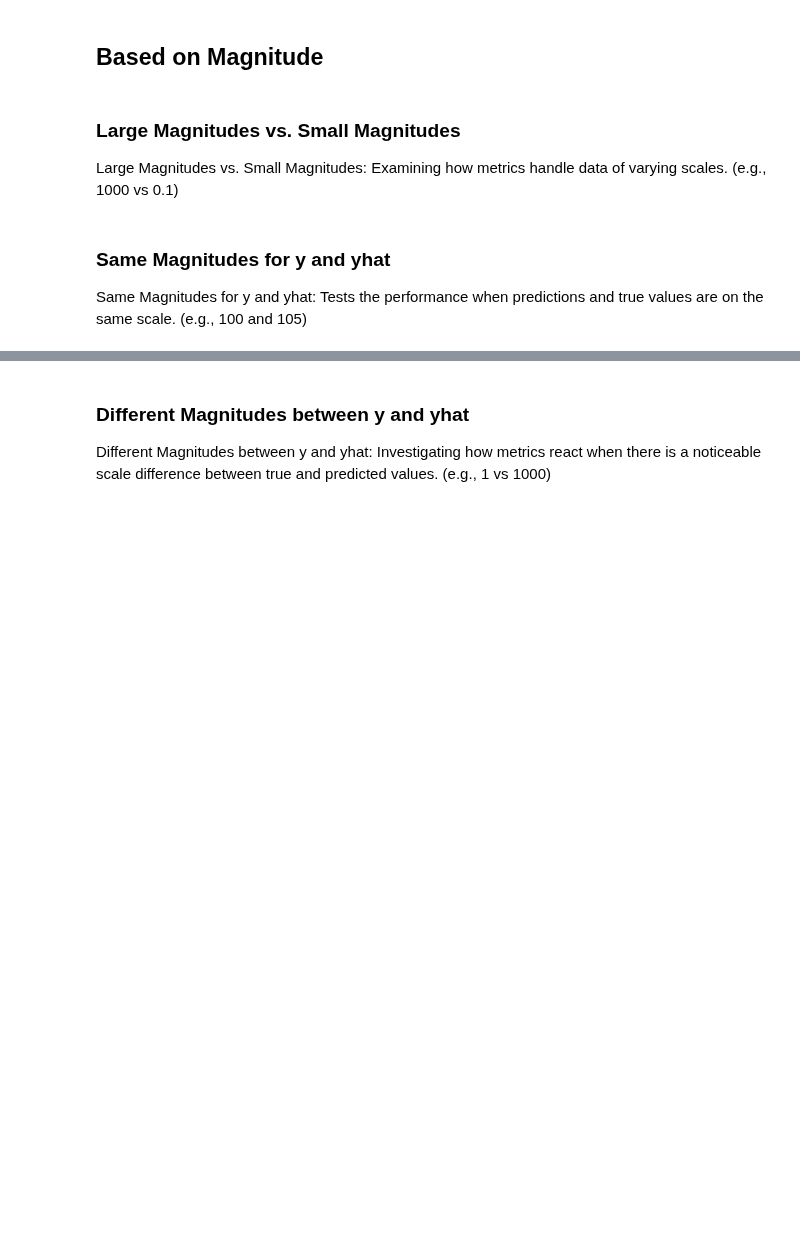
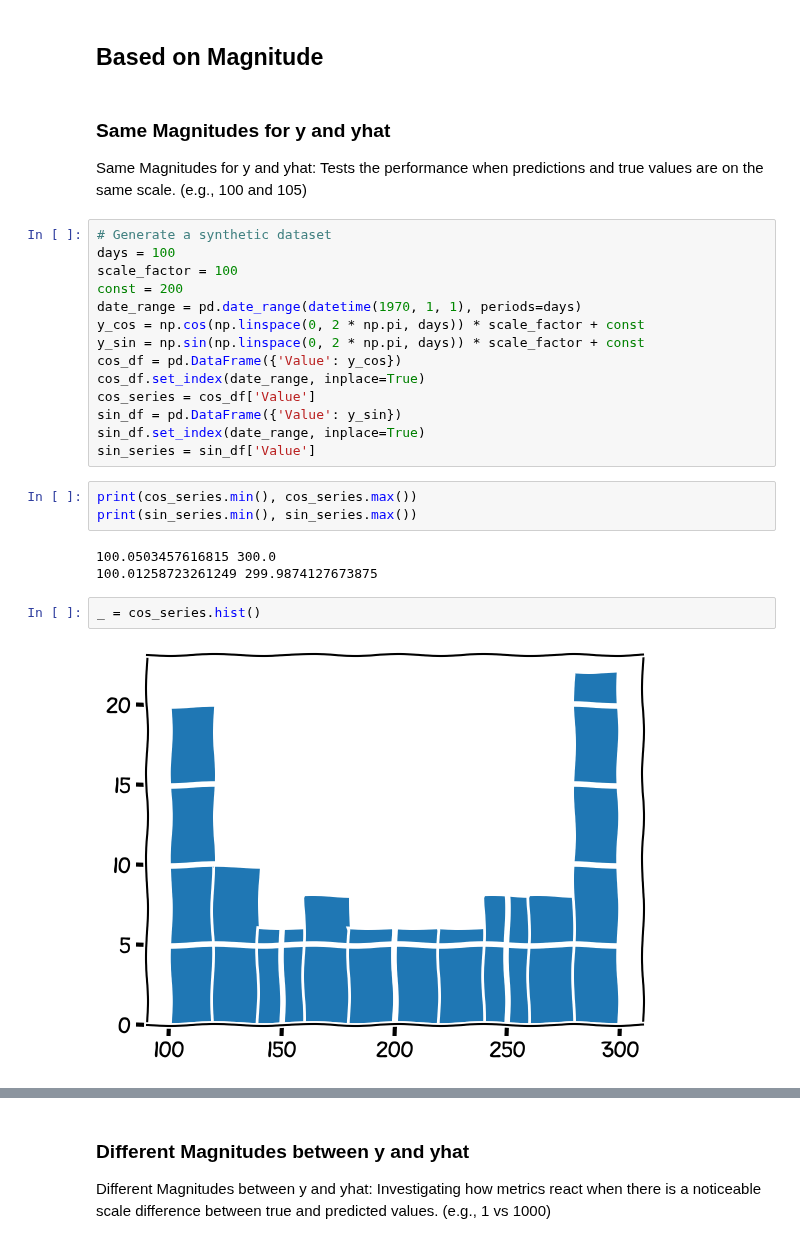
Before and after one commit to ranggakd/DAIly, a Jupyter notebook: ideas/regression_forecasting_metrics/Metrics_Exploration.ipynb, the cells around one changed output, grey strips where cells are left out. Drawn from its saved outputs; the diff is of its cells as text; blank space fills up the shorter version.

Commit message:
[done] num and magnitude

```diff
--- a/ideas/regression_forecasting_metrics/Metrics_Exploration.ipynb
+++ b/ideas/regression_forecasting_metrics/Metrics_Exploration.ipynb
@@ -1026,10 +1522,30 @@ Very large numbers: Tests for potential overflow or underflow issues in metric c
 # %% [markdown]
 ## Based on Magnitude
-# %% [markdown]
-### Large Magnitudes vs. Small Magnitudes
-
-Large Magnitudes vs. Small Magnitudes: Examining how metrics handle data of varying scales. (e.g., 1000 vs 0.1)
 # %% [markdown]
 ### Same Magnitudes for y and yhat
 
 Same Magnitudes for y and yhat: Tests the performance when predictions and true values are on the same scale. (e.g., 100 and 105)
+# %%
+# Generate a synthetic dataset
+days = 100
+scale_factor = 100
+const = 200
+date_range = pd.date_range(datetime(1970, 1, 1), periods=days)
+y_cos = np.cos(np.linspace(0, 2 * np.pi, days)) * scale_factor + const
+y_sin = np.sin(np.linspace(0, 2 * np.pi, days)) * scale_factor + const
+cos_df = pd.DataFrame({'Value': y_cos})
+cos_df.set_index(date_range, inplace=True)
+cos_series = cos_df['Value']
+sin_df = pd.DataFrame({'Value': y_sin})
+sin_df.set_index(date_range, inplace=True)
+sin_series = sin_df['Value']
+# %%
+print(cos_series.min(), cos_series.max())
+print(sin_series.min(), sin_series.max())
+# %% [output]
+100.0503457616815 300.0
+100.01258723261249 299.9874127673875
+# %%
+_ = cos_series.hist()
+# %% [output]
+[figure, added]
```
Also changed, not shown: parts of 74 cells of this notebook, 25 other files.
